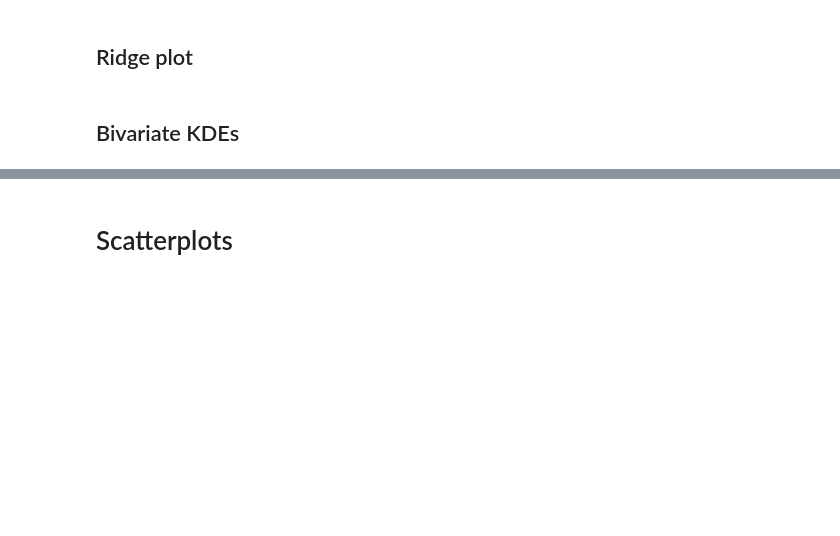
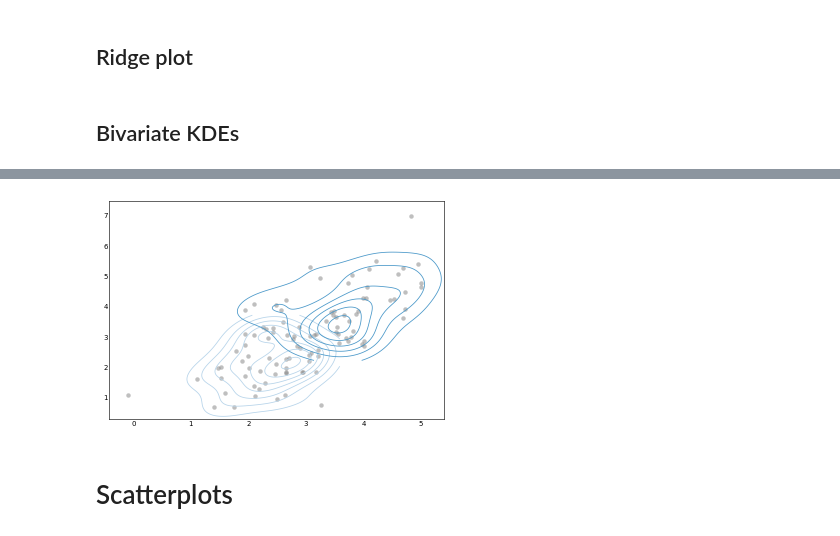
Before and after one commit to fossbert/Python_Packages, a Jupyter notebook: Dev_cbviz.ipynb, the cells around one changed output, grey strips where cells are left out. Saved outputs shown, nothing was run; the diff lists cells and outputs as text; code cells hidden in the pictures; blank space fills up the shorter version.

Commit message:
KDE2D and add_2d_densities

```diff
--- a/Dev_cbviz.ipynb
+++ b/Dev_cbviz.ipynb
@@ -142,11 +134,0 @@ ax.scatter(m1, m2, alpha=0.6)
-# %%
-def measure(n):
-    "Measurement model, return two coupled measurements."
-    m1 = np.random.normal(size=n)
-    m2 = np.random.normal(scale=0.5, size=n)
-    return m1+m2, m1-m2
-m1, m2 = measure(2000)
-xmin = m1.min()
-xmax = m1.max()
-ymin = m2.min()
-ymax = m2.max()
@@ -178,3 +137,17 @@ Z = np.reshape(kernel(positions).T, X.shape)
+# %%
+test = pd.DataFrame({'x':m1, 'y':m2})
+test = test.take(test.mean(1).argsort())
+# %%
+s1 = np.repeat((1,2), repeats=50)
+# %%
+xv = XYview(test)
+# %%
+fig, ax = plt.subplots()
+
+ax.scatter(xv.x, xv.y, **xv.scatter_kw)
+xv.add_2d_densities(s1=s1, grid_kwargs={'cut':1}, linewidths=0.8)
+# %% [output]
+[figure, added]
 # %% [markdown]
 # Scatterplots
 # %% [markdown]
```
Also changed, not shown: parts of 10 cells of this notebook, 2 other files.
